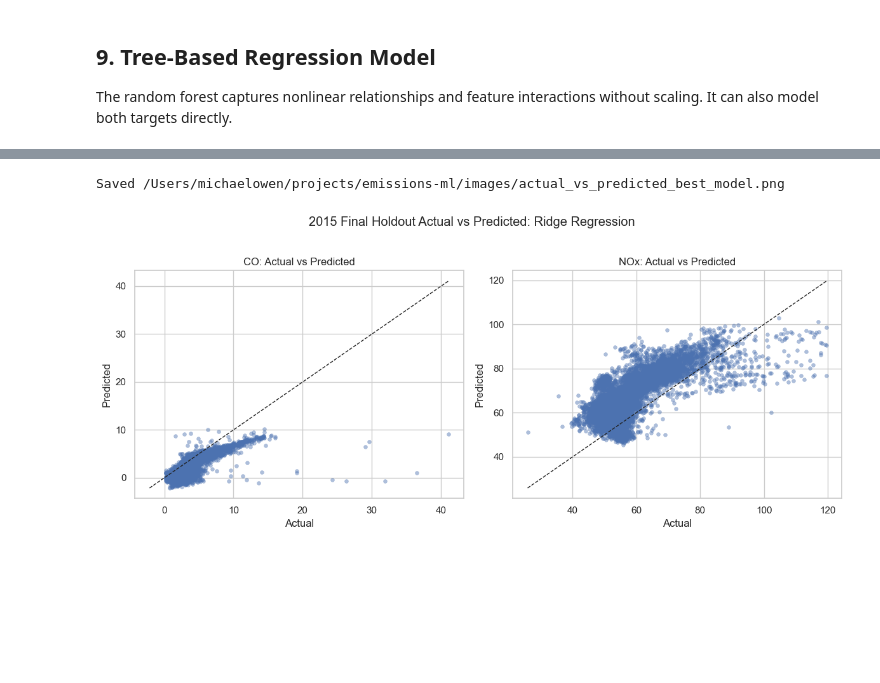
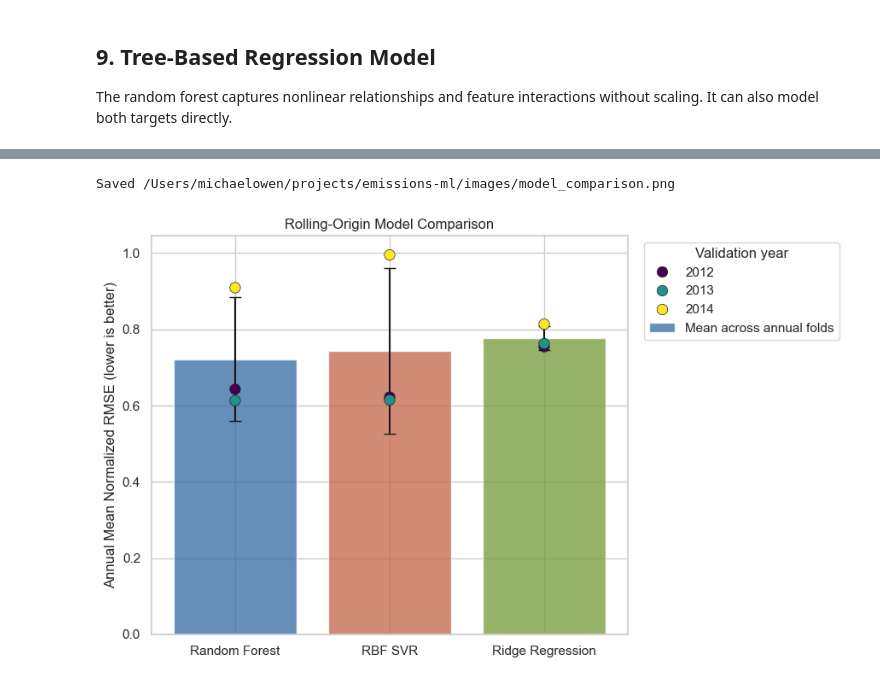
Before and after one commit to mowen18/gas-turbines-emissions-ml, a Jupyter notebook: notebooks/01_emissions_modeling.ipynb, the cells around one changed output, grey strips where cells are left out. Saved outputs shown, nothing was run; the diff lists cells and outputs as text; code cells hidden in the pictures; blank space fills up the shorter version.

Commit message:
Add rolling-origin validation and final holdout refit

```diff
--- a/notebooks/01_emissions_modeling.ipynb
+++ b/notebooks/01_emissions_modeling.ipynb
@@ -426,18 +614,43 @@ Saved /Users/michaelowen/projects/emissions-ml/images/model_comparison.png
 # %%
-fig, axes = plt.subplots(1, 2, figsize=(12, 5))
-for ax, target in zip(axes, target_columns):
-    label = display_target_columns.get(target, target)
-    sns.scatterplot(x=y_holdout[target], y=holdout_predictions[target], s=18, alpha=0.45, ax=ax, edgecolor=None)
-    lower = min(y_holdout[target].min(), holdout_predictions[target].min())
-    upper = max(y_holdout[target].max(), holdout_predictions[target].max())
-    ax.plot([lower, upper], [lower, upper], color="#222222", linestyle="--", linewidth=1)
-    ax.set_title(f"{label}: Actual vs Predicted")
-    ax.set_xlabel("Actual")
-    ax.set_ylabel("Predicted")
-fig.suptitle(f"2015 Final Holdout Actual vs Predicted: {best_model_name}", y=1.02)
-save_current_figure("actual_vs_predicted_best_model.png")
+fig, ax = plt.subplots(figsize=(9, 5.5))
+plot_summary = model_selection_summary.set_index("model").loc[model_selection_summary["model"]]
+x_positions = np.arange(len(plot_summary))
+
+ax.bar(
+    x_positions,
+    plot_summary["mean_normalized_rmse"],
+    yerr=plot_summary["std_normalized_rmse"],
+    capsize=5,
+    color=["#3a6ea5", "#c56b4f", "#7a9e3f"][:len(plot_summary)],
+    alpha=0.78,
+    label="Mean across annual folds",
+)
+
+annual_points = annual_model_results.copy()
+model_to_x = {model: position for position, model in enumerate(plot_summary.index)}
+annual_points["x"] = annual_points["model"].map(model_to_x)
+sns.scatterplot(
+    data=annual_points,
+    x="x",
+    y="normalized_rmse",
+    hue="validation_year",
+    palette="viridis",
+    s=80,
+    edgecolor="#222222",
+    linewidth=0.5,
+    ax=ax,
+    zorder=3,
+)
+
+ax.set_xticks(x_positions)
+ax.set_xticklabels(plot_summary.index)
+ax.set_title("Rolling-Origin Model Comparison")
+ax.set_xlabel("")
+ax.set_ylabel("Annual Mean Normalized RMSE (lower is better)")
+ax.legend(title="Validation year", bbox_to_anchor=(1.02, 1), loc="upper left")
+save_current_figure("model_comparison.png")
 plt.show()
 # %% [output]
-Saved /Users/michaelowen/projects/emissions-ml/images/actual_vs_predicted_best_model.png
+Saved /Users/michaelowen/projects/emissions-ml/images/model_comparison.png
-[figure, old version]
+[figure, new version]
 # %%
```
Also changed, not shown: parts of 16 cells of this notebook, 5 other files.
